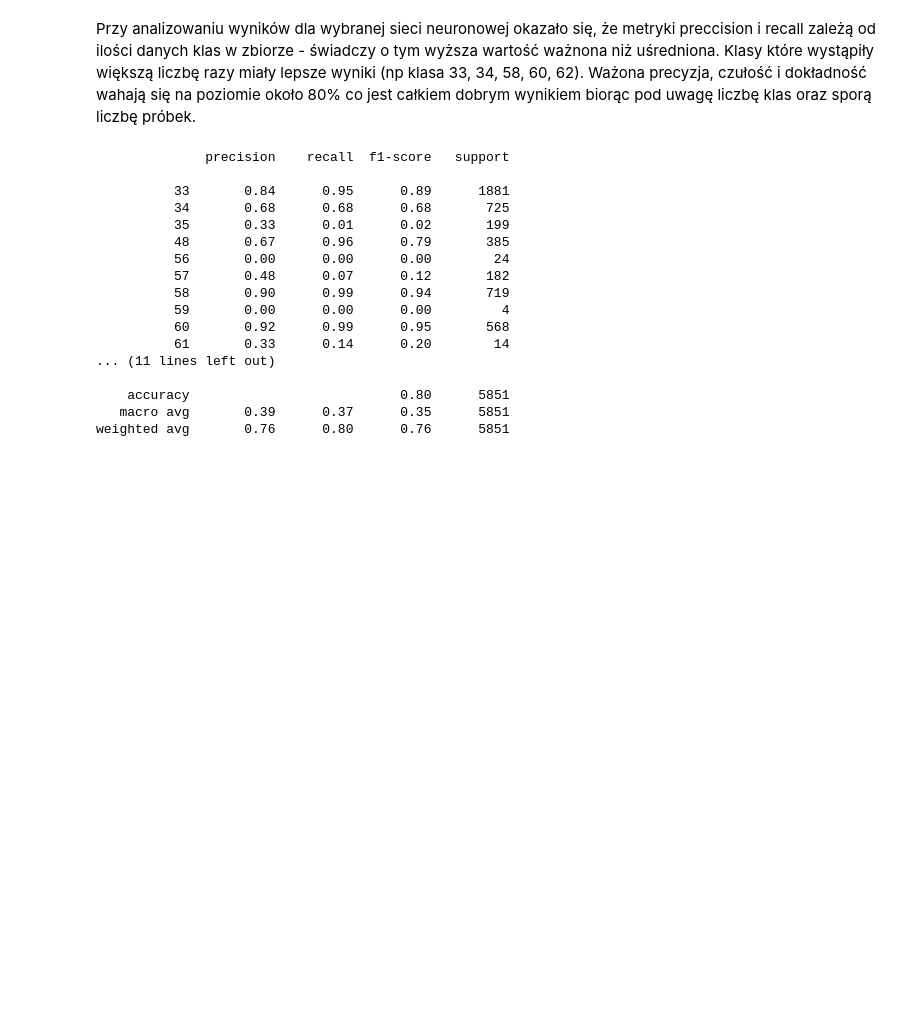
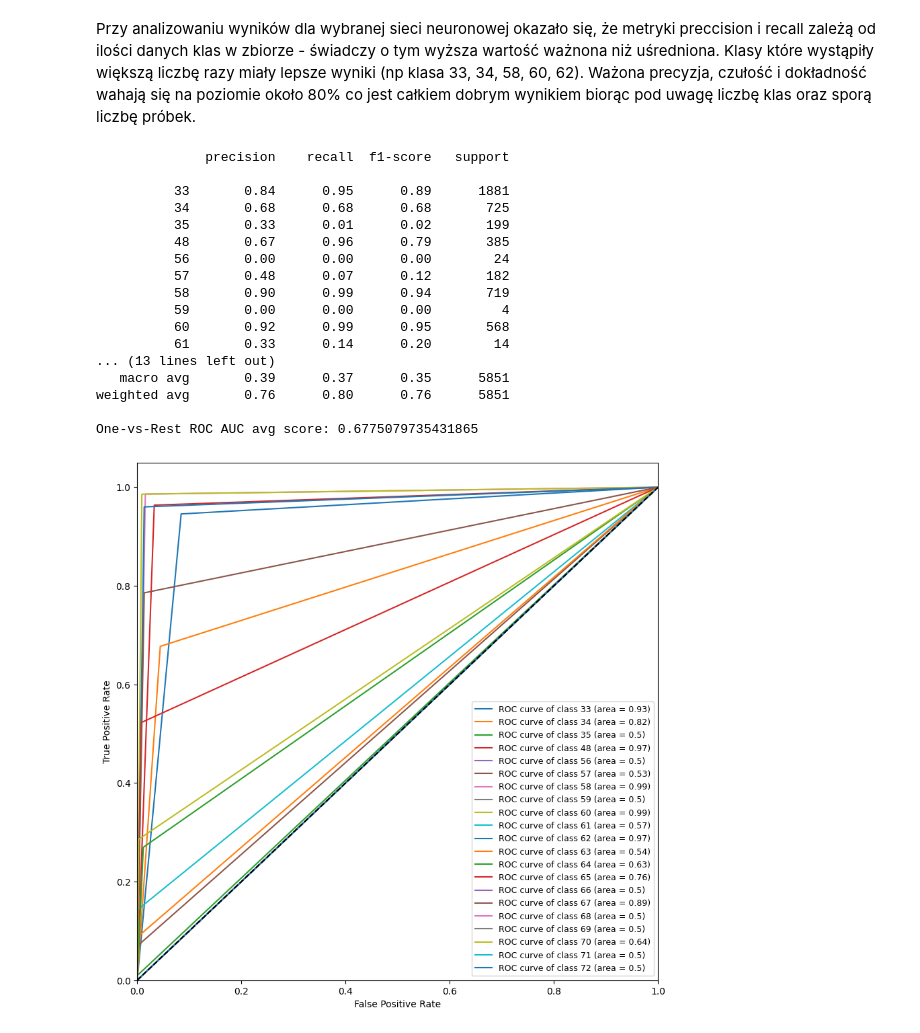
Before and after one commit to oszypczy/Neural-Network, a Jupyter notebook: lab_6.ipynb, the cells around one changed output. Cells and saved outputs as stored; diff of their text form; code cells hidden in the pictures; blank space fills up the shorter version.

Commit message:
Jakiś tam roc curve plot

```diff
--- a/lab_6.ipynb
+++ b/lab_6.ipynb
@@ -284,26 +285,53 @@ epoch 199/200   error=0.013387721761003843
 epoch 200/200   error=0.013384879278489206
 # %% [markdown]
 Przy analizowaniu wyników dla wybranej sieci neuronowej okazało się, że metryki preccision i recall zależą od ilości danych klas w zbiorze - świadczy o tym wyższa wartość ważnona niż uśredniona. Klasy które wystąpiły większą liczbę razy miały lepsze wyniki (np klasa 33, 34, 58, 60, 62). Ważona precyzja, czułość i dokładność wahają się na poziomie około 80% co jest całkiem dobrym wynikiem biorąc pod uwagę liczbę klas oraz sporą liczbę próbek.
-# %%
-prediction = net.predict(x_test)
-y1 = parse_result(y_test)
-y2 = parse_result(prediction)
-print(classification_report(y1, y2, zero_division=0))
-# %% [output]
-              precision    recall  f1-score   support
-
-          33       0.84      0.95      0.89      1881
-          34       0.68      0.68      0.68       725
-          35       0.33      0.01      0.02       199
-          48       0.67      0.96      0.79       385
-          56       0.00      0.00      0.00        24
-          57       0.48      0.07      0.12       182
-          58       0.90      0.99      0.94       719
-          59       0.00      0.00      0.00         4
-          60       0.92      0.99      0.95       568
-          61       0.33      0.14      0.20        14
-... (11 lines left out)
-
-    accuracy                           0.80      5851
-   macro avg       0.39      0.37      0.35      5851
-weighted avg       0.76      0.80      0.76      5851
+# %%
+prediction = net.predict(x_test)
+y1 = parse_result(y_test)
+y2 = parse_result(prediction)
+print(classification_report(y1, y2, zero_division=0))
+
+y1_bin = label_binarize(y1, classes=np.unique(y1))
+y2_bin = label_binarize(y2, classes=np.unique(y1))
+roc_auc = roc_auc_score(y1_bin, y2_bin, average='macro', multi_class='ovr')
+print('One-vs-Rest ROC AUC avg score:', roc_auc)
+
+n_classes = y1_bin.shape[1]
+unique_classes = np.unique(y1)
+fpr = dict()
+tpr = dict()
+roc_auc = dict()
+for i in range(n_classes):
+    fpr[i], tpr[i], _ = roc_curve(y1_bin[:, i], y2_bin[:, i])
+    roc_auc[i] = auc(fpr[i], tpr[i])
+
+plt.figure(figsize=(10, 10))
+for i in range(n_classes):
+    plt.plot(fpr[i], tpr[i], label=f'ROC curve of class {unique_classes[i]} (area = {round(roc_auc[i], 2)})')
+
+plt.plot([0, 1], [0, 1], 'k--')
+plt.xlim([0.0, 1.0])
+plt.ylim([0.0, 1.05])
+plt.xlabel('False Positive Rate')
+plt.ylabel('True Positive Rate')
+plt.legend(loc="lower right", prop={'size': 9})
+plt.show()
+# %% [output]
+              precision    recall  f1-score   support
+
+          33       0.84      0.95      0.89      1881
+          34       0.68      0.68      0.68       725
+          35       0.33      0.01      0.02       199
+          48       0.67      0.96      0.79       385
+          56       0.00      0.00      0.00        24
+          57       0.48      0.07      0.12       182
+          58       0.90      0.99      0.94       719
+          59       0.00      0.00      0.00         4
+          60       0.92      0.99      0.95       568
+          61       0.33      0.14      0.20        14
+... (13 lines left out)
+   macro avg       0.39      0.37      0.35      5851
+weighted avg       0.76      0.80      0.76      5851
+
+One-vs-Rest ROC AUC avg score: 0.6775079735431865
+[figure, added]
```
Also changed, not shown: parts of 1 cell of this notebook.
